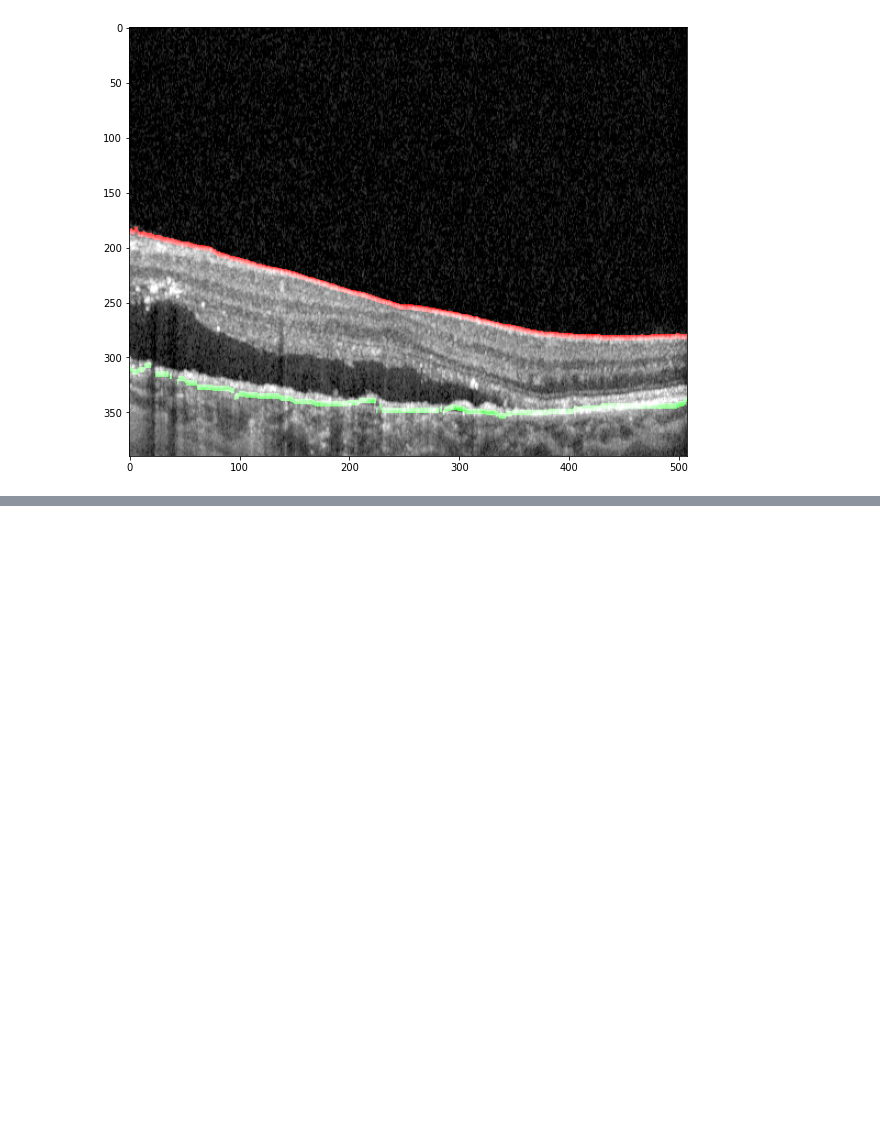
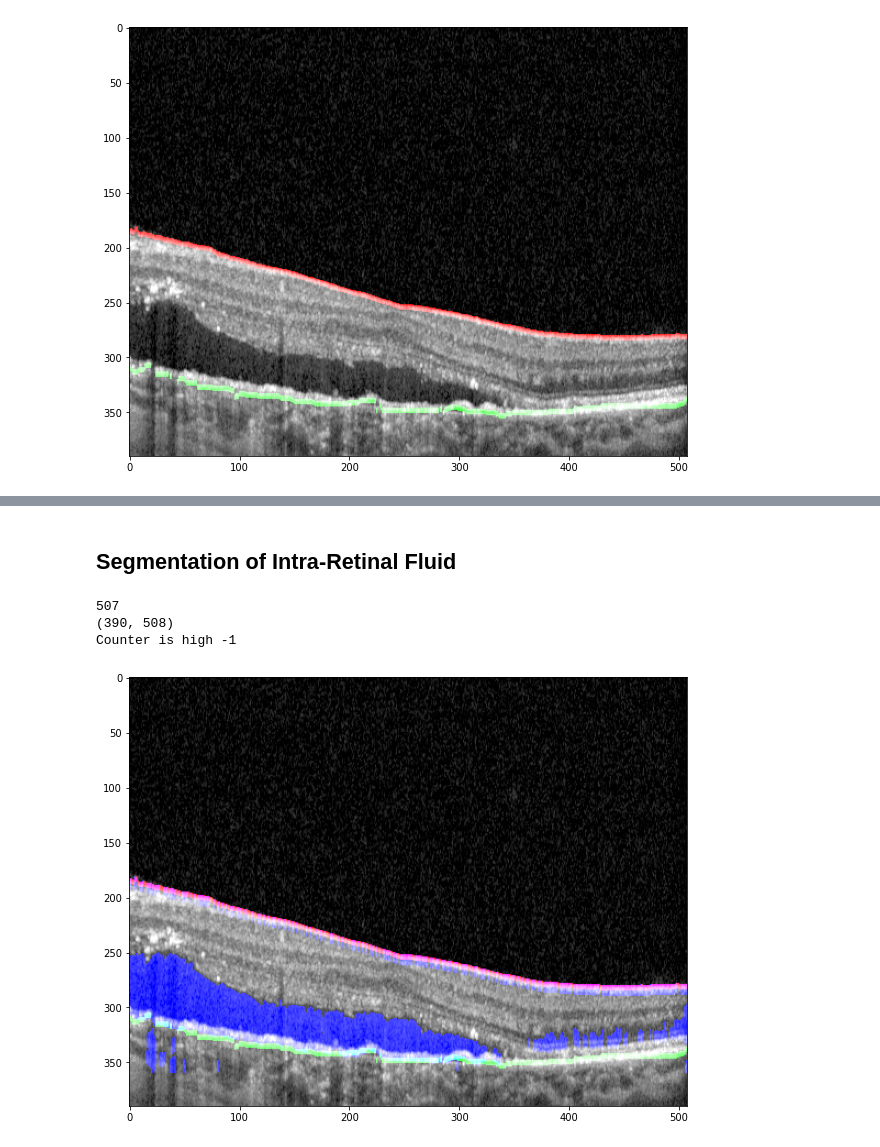
Before and after one commit to musman2012/imaging-research, a Jupyter notebook: OpenCV/ResearchPaperImplementation.ipynb, the cells around one changed output, grey strips where cells are left out. Drawn from its saved outputs; the diff is of its cells as text; code cells hidden in the pictures; blank space fills up the shorter version.

```diff
--- a/OpenCV/ResearchPaperImplementation.ipynb
+++ b/OpenCV/ResearchPaperImplementation.ipynb
@@ -289,0 +288,2 @@ Hello
+# %% [markdown]
+## Segmentation of Intra-Retinal Fluid
@@ -289,0 +331,27 @@ Hello
+# %%
+min_thrshld, max_thrshld = 0, 80 ## TODO-1 MAKE THESE INTENSITIES DYNAMIC
+fluid_pos = seg_fluid(gray, ilm_pos, rpe_pos, min_thrshld, max_thrshld)
+
+segmented_scan_ilm_rpe_final = img.copy()
+for ilm_position in ilm_pos:
+  (row, col) = ilm_position
+  segmented_scan_ilm_rpe_final[row:row+5, col, 0] = 255
+
+for rpe_position in rpe_pos:
+  (row, col) = rpe_position
+  segmented_scan_ilm_rpe_final[row:row+5, col, 1] = 255
+
+for f in fluid_pos:
+  (row, col) = f
+  segmented_scan_ilm_rpe_final[row:row+10, col, 2] = 255
+
+
+
+fig = plt.figure(figsize=(10, 10))
+plt.imshow(segmented_scan_ilm_rpe_final)
+plt.show()
+# %% [output]
+507
+(390, 508)
+Counter is high -1
+[figure, added]
```
Also changed, not shown: parts of 4 cells of this notebook.
